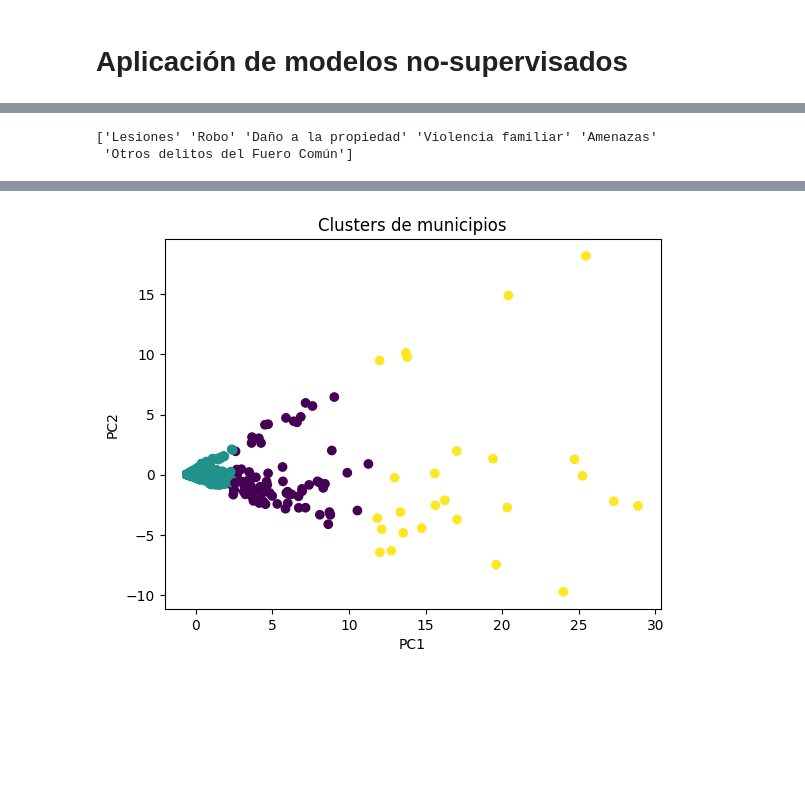
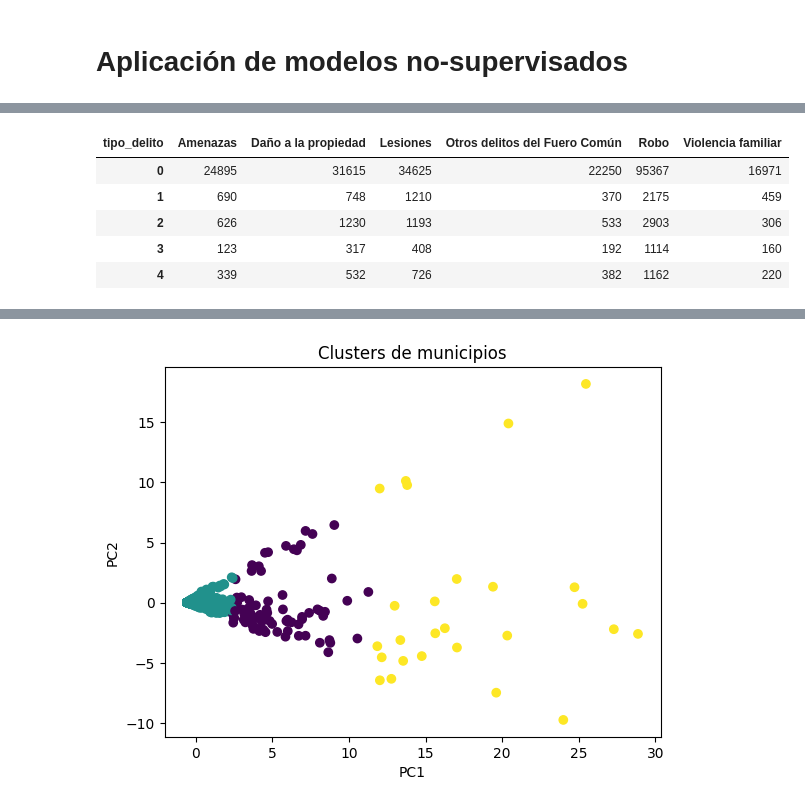
Before and after one commit to SebastianIsaacRV/proyecto_AAA_2026-1_equipo4, a Jupyter notebook: notebooks/EDA_incidencia_delictiva_municipal.ipynb, the cells around one changed output, grey strips where cells are left out. Saved outputs shown, nothing was run; the diff lists cells and outputs as text; code cells hidden in the pictures; blank space fills up the shorter version.

```diff
--- a/notebooks/EDA_incidencia_delictiva_municipal.ipynb
+++ b/notebooks/EDA_incidencia_delictiva_municipal.ipynb
@@ -527,8 +528,3 @@ df_filtrado.head()
-# %%
-print(df_filtrado["tipo_delito"].unique())
-# %% [output]
-['Lesiones' 'Robo' 'Daño a la propiedad' 'Violencia familiar' 'Amenazas'
- 'Otros delitos del Fuero Común']
 # %%
 df_pivot = df_filtrado.pivot_table(
     index=["entidad", "municipio"],
@@ -539,3 +535,12 @@ df_pivot = df_filtrado.pivot_table(
 ).reset_index()
 # %%
 X = df_pivot.drop(columns=["entidad", "municipio"])
+# %%
+X.head()
+# %% [output]
+| tipo_delito | Amenazas | Daño a la propiedad | Lesiones | Otros delitos del Fuero Común | Robo | Violencia familiar |
+| 0 | 24895 | 31615 | 34625 | 22250 | 95367 | 16971 |
+| 1 | 690 | 748 | 1210 | 370 | 2175 | 459 |
+| 2 | 626 | 1230 | 1193 | 533 | 2903 | 306 |
+| 3 | 123 | 317 | 408 | 192 | 1114 | 160 |
+| 4 | 339 | 532 | 726 | 382 | 1162 | 220 |
```
Also changed, not shown: parts of 29 cells of this notebook, 1 other file.
